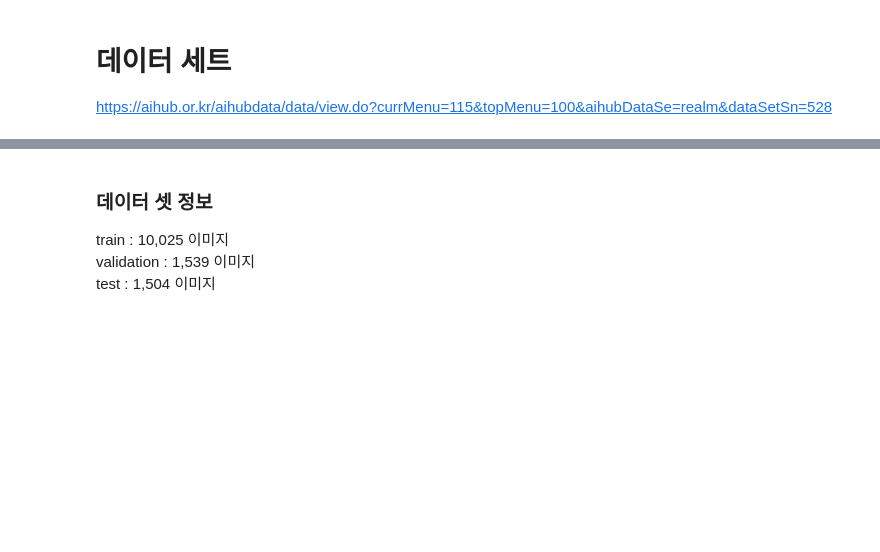
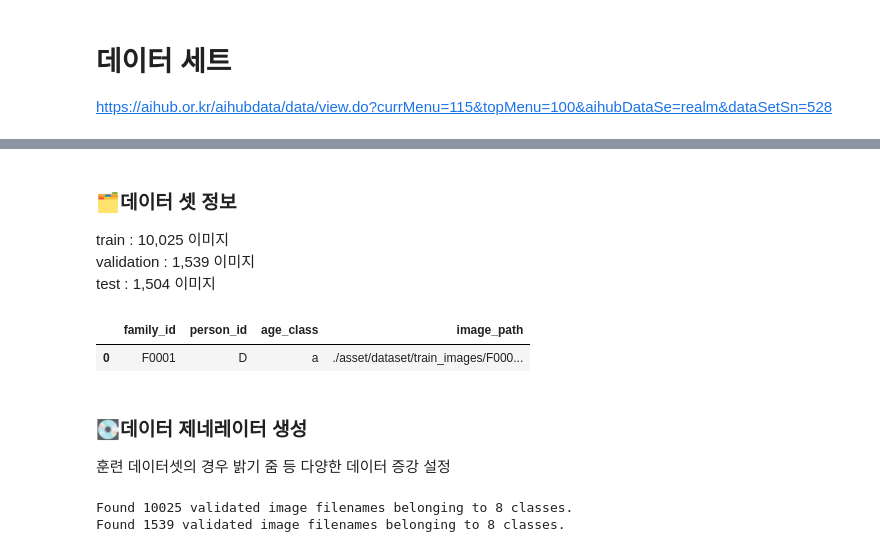
Before and after one commit to syg0203/Tenproject_faceage, a Jupyter notebook: faceage_script.ipynb, the cells around one changed output, grey strips where cells are left out. Drawn from its saved outputs; the diff is of its cells as text; code cells hidden in the pictures; blank space fills up the shorter version.

```diff
--- a/faceage_script.ipynb
+++ b/faceage_script.ipynb
@@ -30,7 +38,7 @@ os.environ["CUDA_VISIBLE_DEVICES"] = "0"
 from tensorflow.python.client import device_lib
 device_lib.list_local_devices()
 # %% [markdown]
-### 데이터 셋 정보
+### 🗂️데이터 셋 정보
 
 train : 10,025 이미지<br>
 validation : 1,539 이미지<br>
@@ -62,3 +70,11 @@ test_image_directory = "./asset/dataset/test_images"
 train_meta_data['image_path']='./asset/dataset/train_images/'+train_meta_data['image_path']
 val_meta_data['image_path']='./asset/dataset/val_images/'+val_meta_data['image_path']
 test_meta_data['image_path']='./asset/dataset/test_images/'+test_meta_data['image_path']
+# %%
+train_meta_data.head(1)
+# %% [output]
+|  | family_id | person_id | age_class | image_path |
+| 0 | F0001 | D | a | ./asset/dataset/train_images/F000... |
+# %% [markdown]
+### 💽데이터 제네레이터 생성
+훈련 데이터셋의 경우 밝기 줌 등 다양한 데이터 증강 설정
@@ -64,0 +95,35 @@ test_meta_data['image_path']='./asset/dataset/test_images/'+test_meta_data['imag
+# %%
+DATAGEN_TRAIN = ImageDataGenerator(
+    rescale=1./255, # 스케일 정규화(노말라이제이션)
+    rotation_range=20, # 정수. 무작위 회전의 각도 범위입니다.
+    width_shift_range=0.2, # 전체 가로넓이에서의 비율
+    height_shift_range=0.2, # 전체 세로넓이에서의 비율
+#     shear_range=0.2, # 반시계 방향 층밀리기 각도
+    zoom_range=0.2, # 무작위 줌의 범위
+    brightness_range=[0.7, 1.3], # 밝기 조절 범위
+#     horizontal_flip=True, # 무작위로 가로로 뒤집기
+#     vertical_flip=True, # 무작위로 세로로 뒤집기
+#     data_format="channels_last", #이미지 데이터 형식
+#     channel_shift_range =100, #무작위로 색상이동범위
+#     validation_split=0.10 # 검증의 용도로 남겨둘 남겨둘 이미지의 비율
+)
+
+# Generator의 instance 생성 (Train)
+TRAIN_GENERATOR = DATAGEN_TRAIN.flow_from_dataframe(
+                                        dataframe = train_meta_data, x_col='image_path', y_col='age_class',
+                                        target_size=(img_width, img_height),
+                                        class_mode='categorical',
+                                        batch_size=batch_size,)
+#                                         shuffle=True)
+
+DATAGEN_VALID = ImageDataGenerator(rescale=1.0 / 255)
+
+VALID_GENERATOR = DATAGEN_VALID.flow_from_dataframe(
+                                        dataframe = val_meta_data, x_col='image_path', y_col='age_class',
+                                        target_size=(img_width, img_height),
+                                        class_mode='categorical',
+                                        batch_size=batch_size,
+                                        shuffle=True)
+# %% [output]
+Found 10025 validated image filenames belonging to 8 classes.
+Found 1539 validated image filenames belonging to 8 classes.
```
Also changed, not shown: parts of 18 cells of this notebook.
